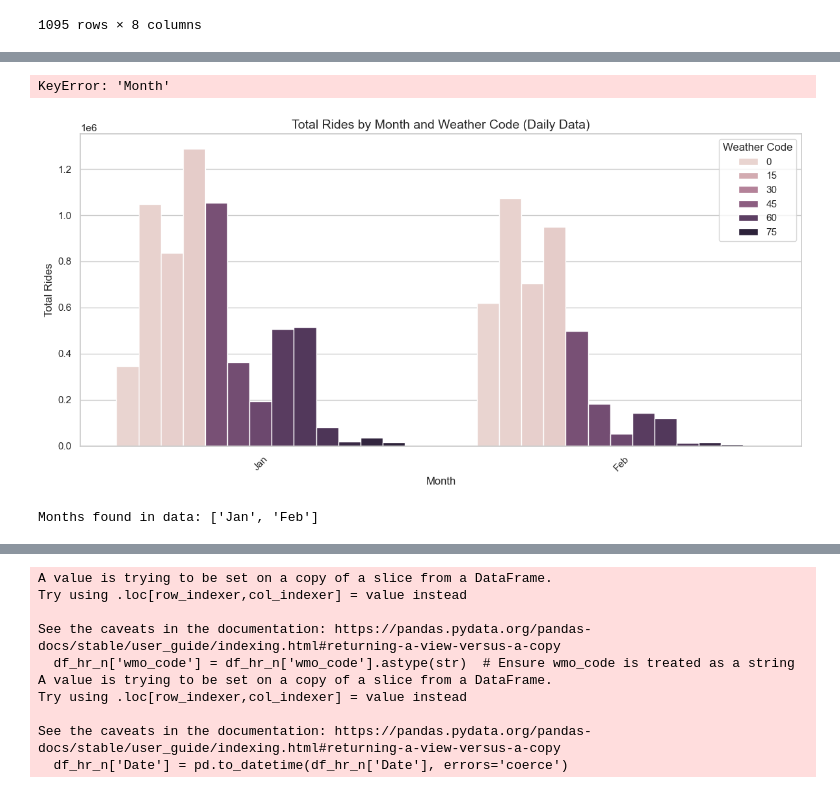
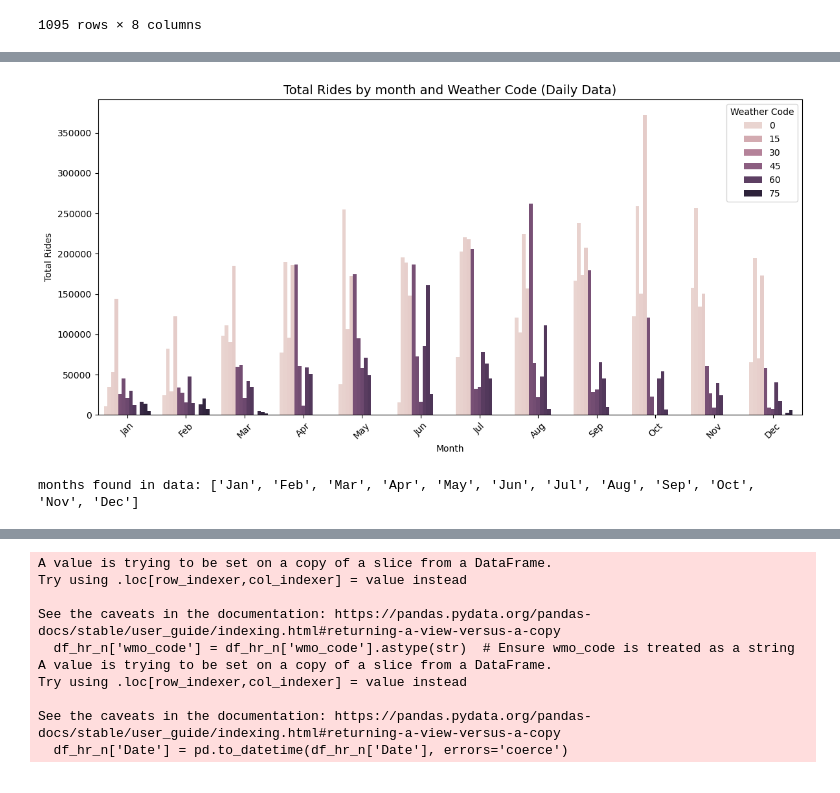
Before and after one commit to bbhatta10/Capital-Bike-Share, a Jupyter notebook: CapitalBikeShare.ipynb, the cells around one changed output, grey strips where cells are left out. Cells and saved outputs as stored; diff of their text form; code cells hidden in the pictures.

Commit message:
Ready for using ML

```diff
--- a/CapitalBikeShare.ipynb
+++ b/CapitalBikeShare.ipynb
@@ -220,69 +283,42 @@ AttributeError: Can only use .dt accessor with datetimelike values
-# %%
-#visualization for day dataset using barplot with month
-df_day_n['Date'] = pd.to_datetime(df_day_n['Date'], errors='coerce')
-# df_day_n['Month'] = df_day_n['Date'].dt.month
-df_day_n['Month'] = df_day_n['Date'].dt.month_name().str[:3]
-# df_day_n['Month'] = df_day_n['Date'].dt.strftime('%b')  # Short month names
-# df_day_n['Month'] = df_day_n['Date'].dt.month.astype(str)  # Numeric month names
-# Uncomment the next line if you want to use seaborn for visualization
-
-
-# import seaborn as sns
-# import matplotlib.pyplot as plt
-
-
-monthly_data = df_day_clean.groupby(['Month', 'wmo_code'])['Total_rides'].sum()
-
-plt.figure(figsize=(12, 6))
-sns.barplot(data=monthly_data, x='Month', y='Total_rides', hue='wmo_code')
-plt.title('Total Rides by Month and Weather Code (Daily Data)')
-plt.xlabel('Month')
-plt.ylabel('Total Rides')
-plt.legend(title='Weather Code')
-plt.xticks(rotation=45)
-plt.tight_layout()
-plt.show()
-# %% [output]
-KeyError: 'Month'
 # %%
 import pandas as pd
 import seaborn as sns
 import matplotlib.pyplot as plt
 
 # 1. Convert Date column to datetime (auto-detects day first if needed)
-df_day_n['Date'] = pd.to_datetime(df_day_n['Date'], errors='coerce', dayfirst=True)
+df_day_n['date'] = pd.to_datetime(df_day_n['date'], errors='coerce', dayfirst=True)
 
 # 2. Drop rows where the date could not be parsed
-df_day_n = df_day_n.dropna(subset=['Date'])
+df_day_n = df_day_n.dropna(subset=['date'])
 
 # 3. Extract month as short name (Jan, Feb, etc.)
-df_day_n['Month'] = df_day_n['Date'].dt.month_name().str[:3]
+df_day_n['month'] = df_day_n['date'].dt.month_name().str[:3]
 
 # 4. Aggregate total rides per month and weather code
-monthly_data = df_day_n.groupby(['Month', 'wmo_code'], as_index=False)['Total_rides'].sum()
+monthly_data = df_day_n.groupby(['month', 'wmo_code'], as_index=False)['total_rides'].sum()
 
 # 5. Determine which months exist in the dataset (in chronological order)
 month_order = ['Jan','Feb','Mar','Apr','May','Jun','Jul','Aug','Sep','Oct','Nov','Dec']
-present_months = [m for m in month_order if m in monthly_data['Month'].unique()]
+present_months = [m for m in month_order if m in monthly_data['month'].unique()]
 
 # 6. Create the bar plot
 plt.figure(figsize=(12, 6))
 sns.barplot(
     data=monthly_data,
-    x='Month', y='Total_rides', hue='wmo_code',
+    x='month', y='total_rides', hue='wmo_code',
     order=present_months
 )
 
-plt.title('Total Rides by Month and Weather Code (Daily Data)', fontsize=14)
+plt.title('Total Rides by month and Weather Code (Daily Data)', fontsize=14)
 plt.xlabel('Month')
 plt.ylabel('Total Rides')
 plt.legend(title='Weather Code')
 plt.xticks(rotation=45)
 plt.tight_layout()
 plt.show()
 
 # 7. Optional: Print which months actually exist in your dataset
-print("Months found in data:", present_months)
+print("months found in data:", present_months)
 # %% [output]
-[figure, old version]
+[figure, new version]
-Months found in data: ['Jan', 'Feb']
+months found in data: ['Jan', 'Feb', 'Mar', 'Apr', 'May', 'Jun', 'Jul', 'Aug', 'Sep', 'Oct', 'Nov', 'Dec']
```
Also changed, not shown: parts of 18 cells of this notebook.
